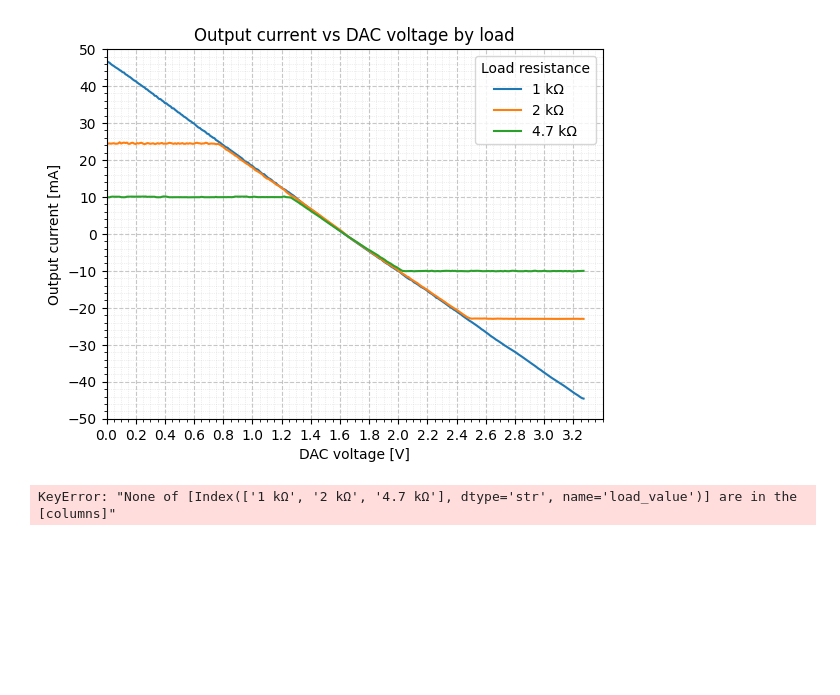
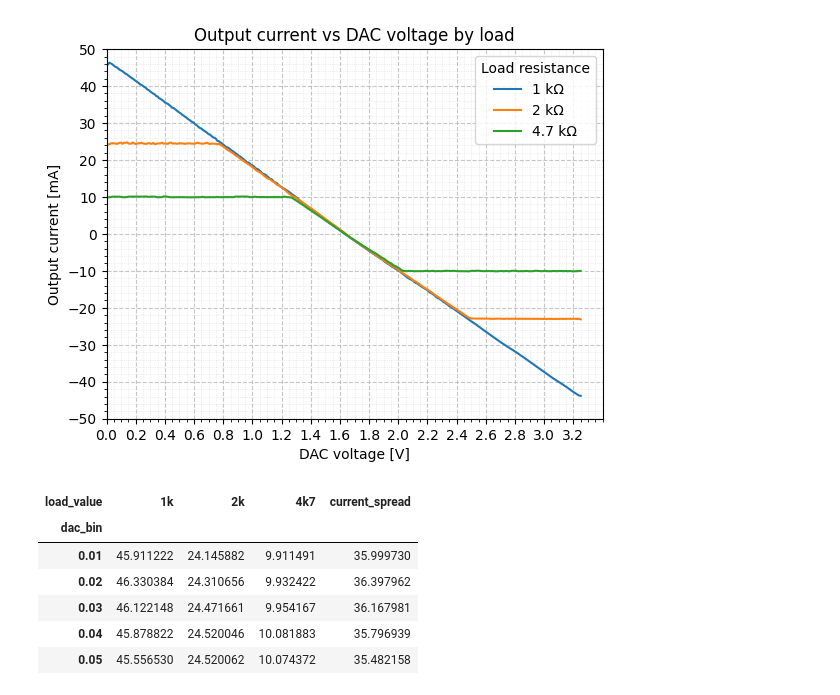
Before and after one commit to import-tiago/FEI, a Jupyter notebook: MSc/PEL309/Analysis/PEL309.ipynb, the cells around one changed output. Saved outputs shown, nothing was run; the diff lists cells and outputs as text; code cells hidden in the pictures; blank space fills up the shorter version.

```diff
--- a/MSc/PEL309/Analysis/PEL309.ipynb
+++ b/MSc/PEL309/Analysis/PEL309.ipynb
@@ -158,14 +190,20 @@ ax.legend(["1 kΩ", "2 kΩ", "4.7 kΩ"], title="Load resistance")
 <matplotlib.legend.Legend at 0x...>
 [figure]
 # %%
-all_current_comparison["max_current"] = all_current_comparison[["1 kΩ", "2 kΩ", "4.7 kΩ"]].max(axis=1)
-all_current_comparison["min_current"] = all_current_comparison[["1 kΩ", "2 kΩ", "4.7 kΩ"]].min(axis=1)
+all_current_comparison["max_current"] = all_current_comparison[["1k", "2k", "4k7"]].max(axis=1)
+all_current_comparison["min_current"] = all_current_comparison[["1k", "2k", "4k7"]].min(axis=1)
 
 all_current_comparison["current_spread"] = all_current_comparison["max_current"] - all_current_comparison["min_current"]
 
-all_current_comparison[["1 kΩ", "2 kΩ", "4.7 kΩ", "current_spread"]].head()
+all_current_comparison[["1k", "2k", "4k7", "current_spread"]].head()
 # %% [output]
-KeyError: "None of [Index(['1 kΩ', '2 kΩ', '4.7 kΩ'], dtype='str', name='load_value')] are in the [columns]"
+| load_value | 1k | 2k | 4k7 | current_spread |
+| dac_bin |  |  |  |  |
+| 0.01 | 45.911222 | 24.145882 | 9.911491 | 35.999730 |
+| 0.02 | 46.330384 | 24.310656 | 9.932422 | 36.397962 |
+| 0.03 | 46.122148 | 24.471661 | 9.954167 | 36.167981 |
+| 0.04 | 45.878822 | 24.520046 | 10.081883 | 35.796939 |
+| 0.05 | 45.556530 | 24.520062 | 10.074372 | 35.482158 |
 # %%
 all_current_comparison["current_spread"].describe()
 # %% [output]
```
Also changed, not shown: parts of 23 cells of this notebook.
